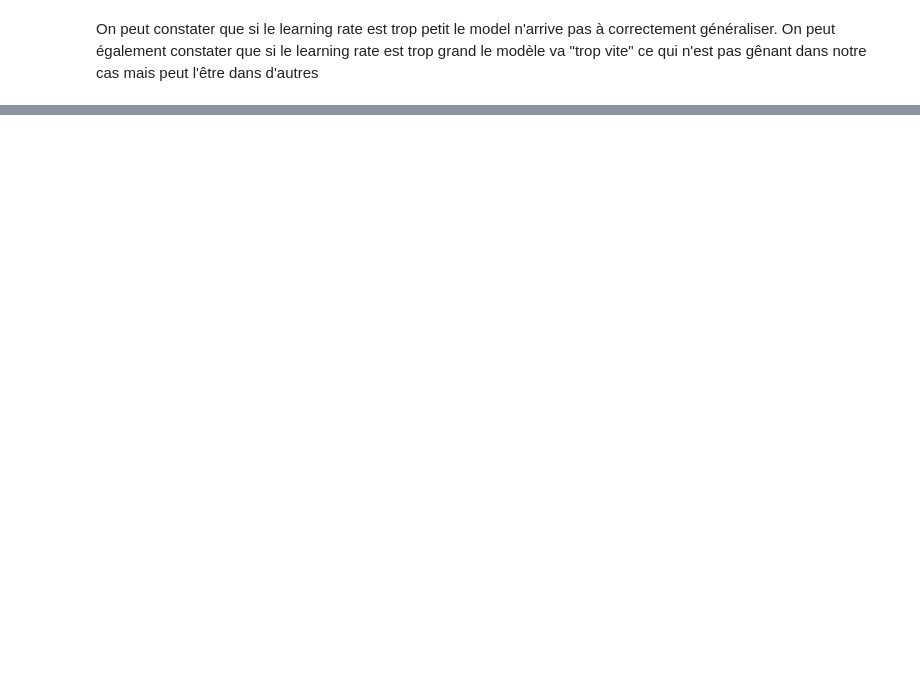
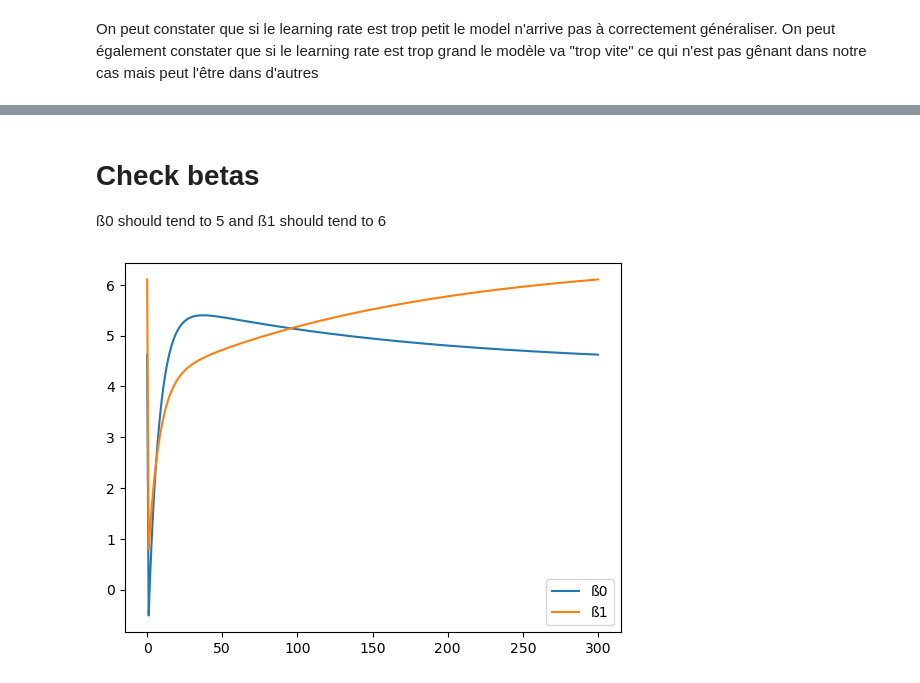
Before and after one commit to MENT3/gradient-descent-from-scratch, a Jupyter notebook: notebook.ipynb, the cells around one changed output, grey strips where cells are left out. Saved outputs shown, nothing was run; the diff lists cells and outputs as text; code cells hidden in the pictures; blank space fills up the shorter version.

Commit message:
fix: beta history

```diff
--- a/notebook.ipynb
+++ b/notebook.ipynb
@@ -81,0 +83,11 @@ plt.plot(losses, marker="*", label=lr)
+# %% [markdown]
+# Check betas
+
+ß0 should tend to 5 and ß1 should tend to 6
+# %%
+plt.plot(betas[:, 0], label="ß0")
+plt.plot(betas[:, 1], label="ß1")
+plt.legend()
+plt.show()
+# %% [output]
+[figure, added]
```
Also changed, not shown: parts of 3 cells of this notebook, 1 other file.
